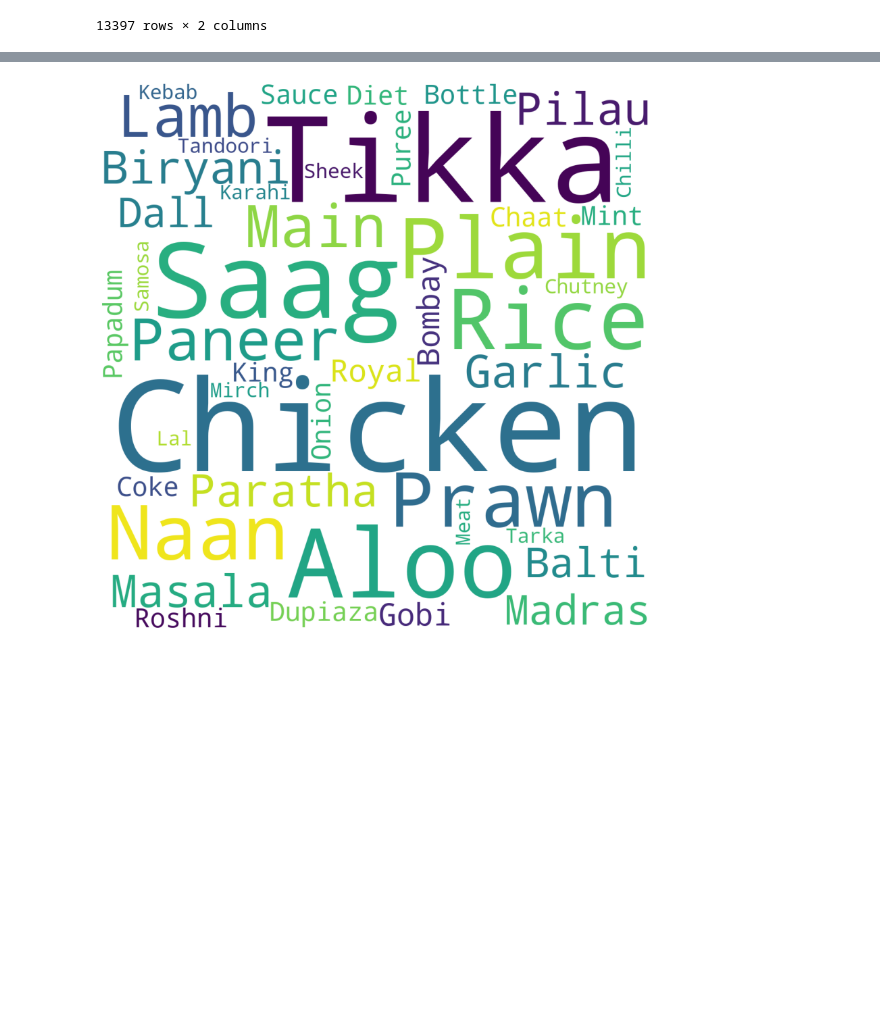
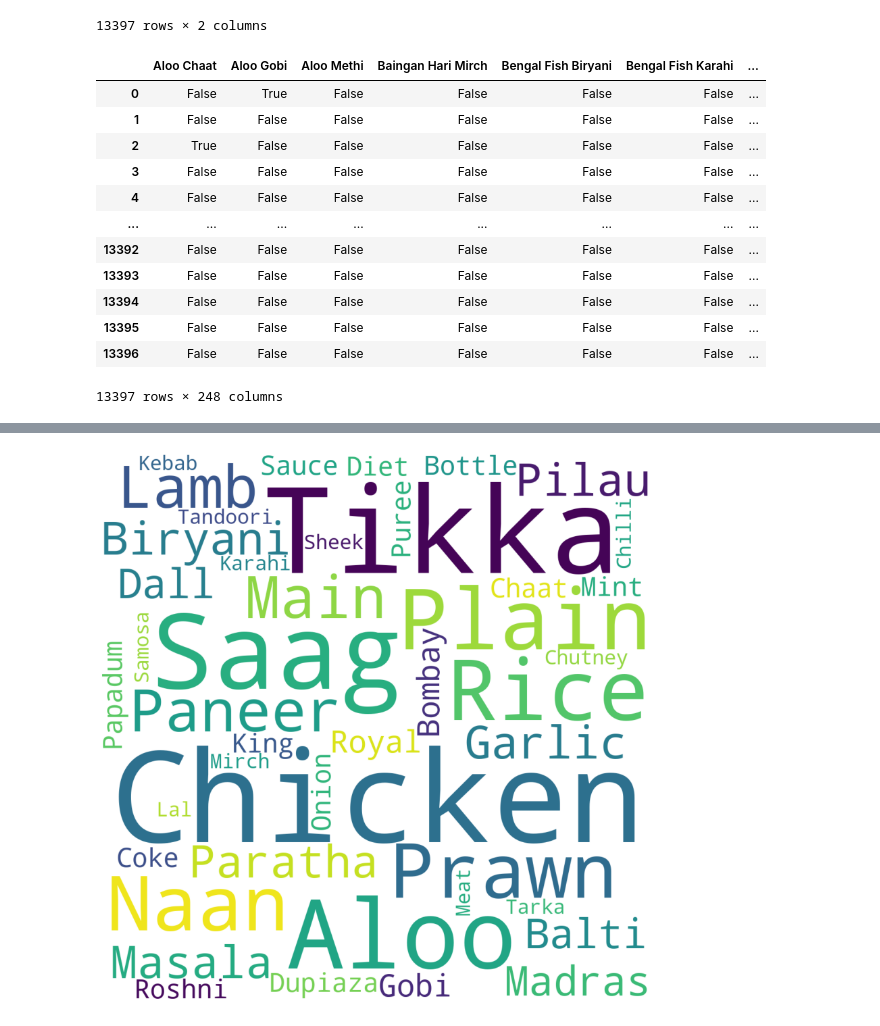
Before and after one commit to Jaydeep21/resturant-market-basket-analysis, a Jupyter notebook: associationrules.ipynb, the cells around one changed output, grey strips where cells are left out. Cells and saved outputs as stored; diff of their text form; code cells hidden in the pictures; blank space fills up the shorter version.

```diff
--- a/associationrules.ipynb
+++ b/associationrules.ipynb
@@ -189,0 +195,16 @@ transformedDF
+# %%
+dataframe
+# %% [output]
+|  | Aloo Chaat | Aloo Gobi | Aloo Methi | Baingan Hari Mirch | Bengal Fish Biryani | Bengal Fish Karahi | ... |
+| 0 | False | True | False | False | False | False | ... |
+| 1 | False | False | False | False | False | False | ... |
+| 2 | True | False | False | False | False | False | ... |
+| 3 | False | False | False | False | False | False | ... |
+| 4 | False | False | False | False | False | False | ... |
+| ... | ... | ... | ... | ... | ... | ... | ... |
+| 13392 | False | False | False | False | False | False | ... |
+| 13393 | False | False | False | False | False | False | ... |
+| 13394 | False | False | False | False | False | False | ... |
+| 13395 | False | False | False | False | False | False | ... |
+| 13396 | False | False | False | False | False | False | ... |
+13397 rows × 248 columns
```
Also changed, not shown: parts of 8 cells of this notebook, 1 other file.
